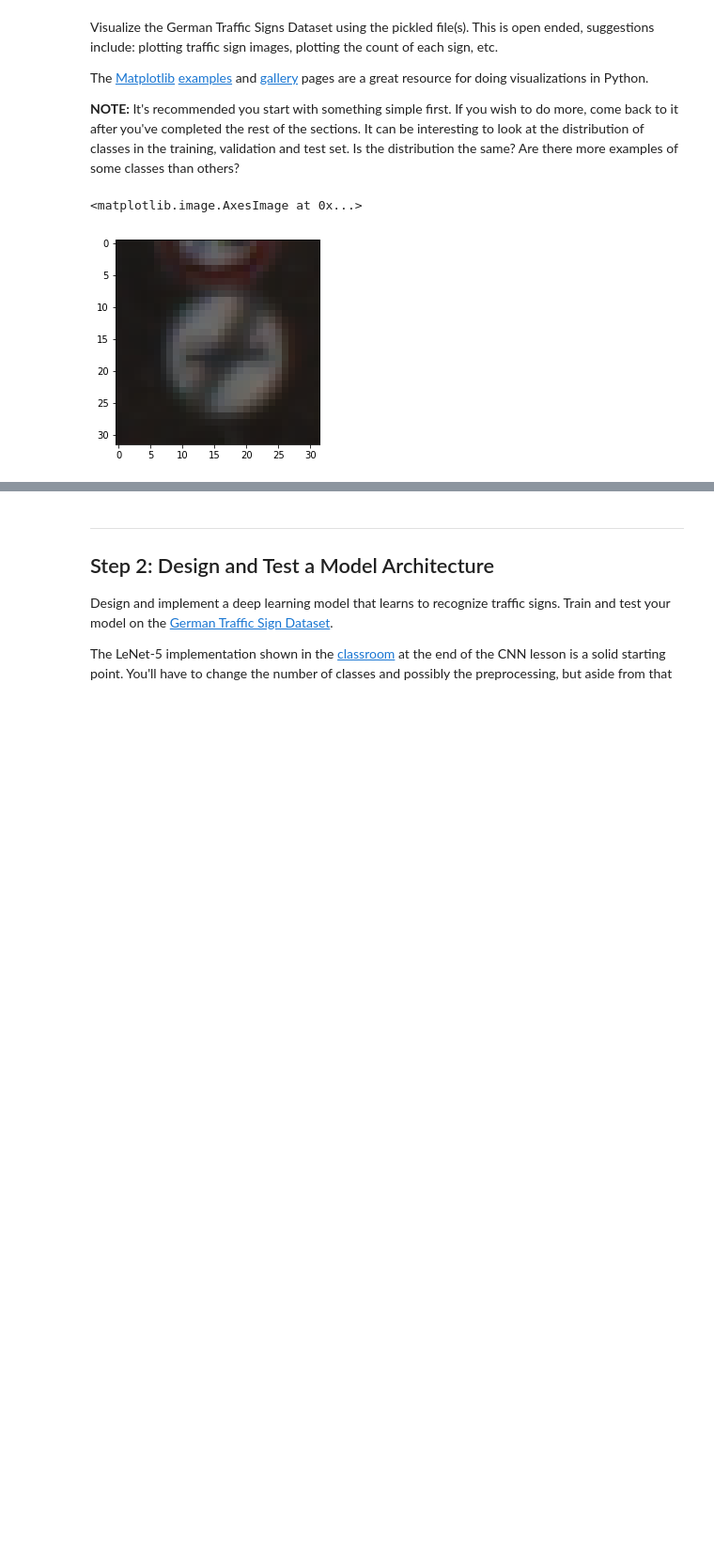
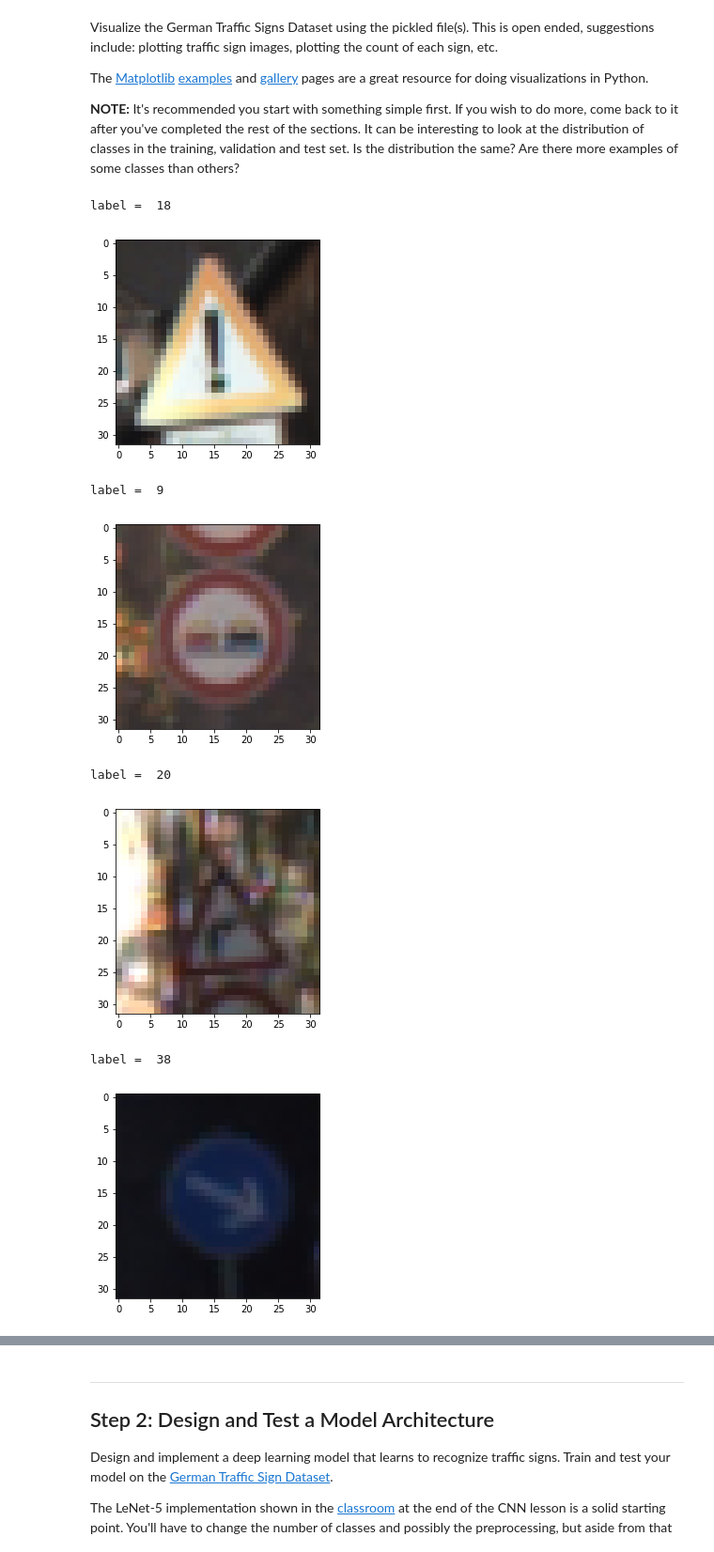
Before and after one commit to GabrielSaber/Traffic-Sign-Classifier-Project, a Jupyter notebook: Traffic_Sign_Classifier.ipynb, the cells around one changed output, grey strips where cells are left out. Shown at 94% size. Saved outputs shown, nothing was run; the diff lists cells and outputs as text; code cells hidden in the pictures; blank space fills up the shorter version.

```diff
--- a/Traffic_Sign_Classifier.ipynb
+++ b/Traffic_Sign_Classifier.ipynb
@@ -94,11 +94,22 @@ The [Matplotlib](http://matplotlib.org/) [examples](http://matplotlib.org/exampl
 # %%
 ### Data exploration visualization code goes here.
 ### Feel free to use as many code cells as needed.
 import matplotlib.pyplot as plt
 # Visualizations will be shown in the notebook.
 %matplotlib inline
+import random
 
-plt.imshow(X_train[0].squeeze())
+for i in range(10):
+    indx = random.randint(0, len(X_train))
+    print("label = ", y_train[indx])
+    plt.imshow(X_train[indx].squeeze())
+    plt.show()
 # %% [output]
-<matplotlib.image.AxesImage at 0x...>
+label =  18
-[figure, old version]
+[figure, new version]
+label =  9
+[figure, added]
+label =  20
+[figure, added]
+label =  38
+[figure, added]
```
Also changed, not shown: parts of 6 cells of this notebook, 4 other files.
